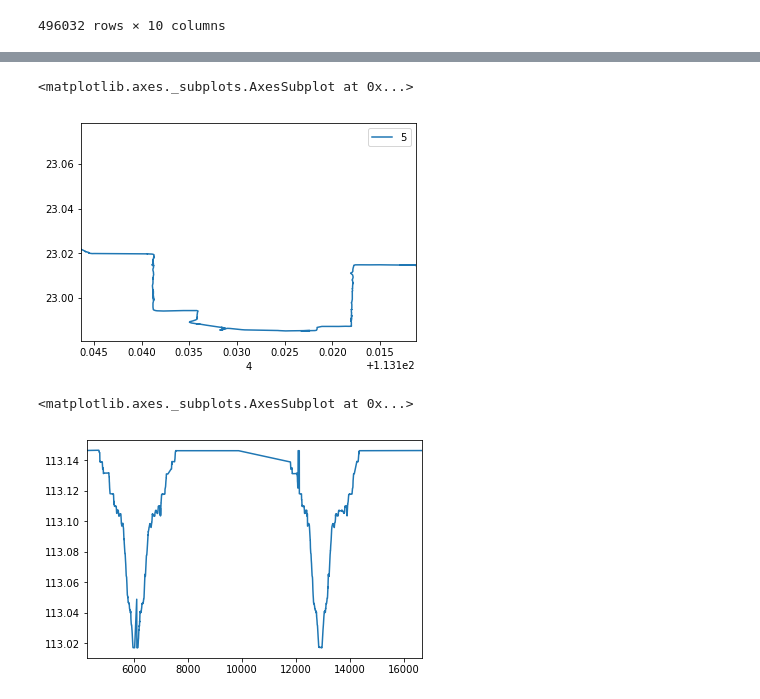
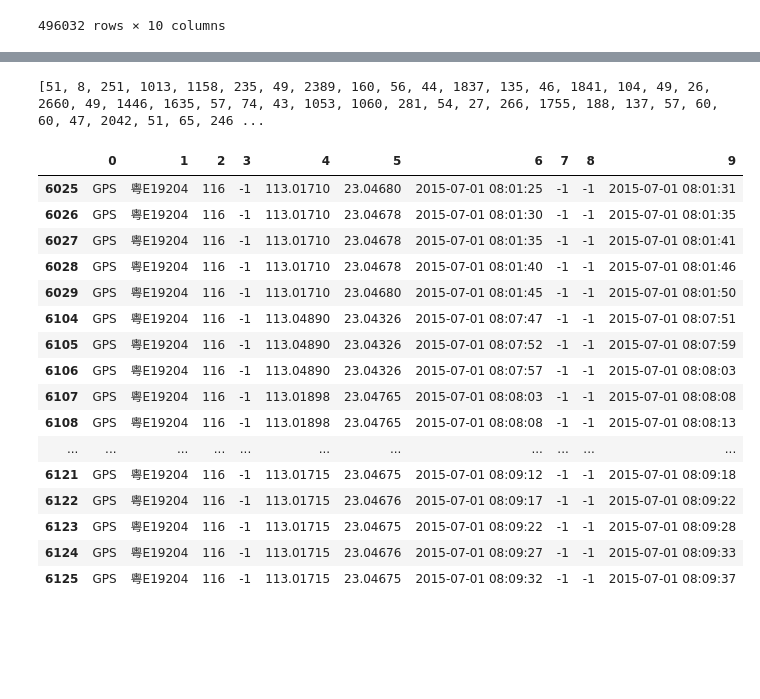
Before and after one commit to chenkf/SI699, a Jupyter notebook: data.ipynb, the cells around one changed output, grey strips where cells are left out. Cells and saved outputs as stored; diff of their text form; code cells hidden in the pictures; blank space fills up the shorter version.

```diff
--- a/data.ipynb
+++ b/data.ipynb
@@ -130,17 +215,48 @@ bus1_valid
 # bus1.loc[not_working][4].unique()
 # bus1.loc[not_working][4].value_counts()
 # 22.983740, 113.136869
-# %%
-bus1_valid.loc[4000:7000,4:5].plot(x = 4, y = 5)
-# bus1_valid.loc[:22296,4:5].plot(x = 4, y = 5)
-
-# bus1_valid.loc[:22296][4].plot()
-# bus1_valid.loc[:22300]
-# %% [output]
-<matplotlib.axes._subplots.AxesSubplot at 0x...>
-[figure, removed]
+# %%
+valid_shift = []
+temp = []
+for i in bus1_valid.index:
+    if temp == []:
+        temp.append(i)
+    elif temp[-1] > i-10:
+        temp.append(i)
+    else:
+        valid_shift.append(temp)
+        temp = []
+# for t in valid_shift:
+#     print len(t)
+
+
+lenmap = [len(i) for i in valid_shift]
+print lenmap
+# print valid_shift[:2]
+
+# print valid_shift[3]
+# %% [output]
+[51, 8, 251, 1013, 1158, 235, 49, 2389, 160, 56, 44, 1837, 135, 46, 1841, 104, 49, 26, 2660, 49, 1446, 1635, 57, 74, 43, 1053, 1060, 281, 54, 27, 266, 1755, 188, 137, 57, 60, 60, 47, 2042, 51, 65, 246 ...
+# %%
+# bus1_valid.loc[valid_shift[5]]
+bus1_valid.loc[6025:6125]
+# %% [output]
+|  | 0 | 1 | 2 | 3 | 4 | 5 | 6 | 7 | 8 | 9 |
+| 6025 | GPS | 粤E19204 | 116 | -1 | 113.01710 | 23.04680 | 2015-07-01 08:01:25 | -1 | -1 | 2015-07-01 08:01:31 |
+| 6026 | GPS | 粤E19204 | 116 | -1 | 113.01710 | 23.04678 | 2015-07-01 08:01:30 | -1 | -1 | 2015-07-01 08:01:35 |
+| 6027 | GPS | 粤E19204 | 116 | -1 | 113.01710 | 23.04678 | 2015-07-01 08:01:35 | -1 | -1 | 2015-07-01 08:01:41 |
+| 6028 | GPS | 粤E19204 | 116 | -1 | 113.01710 | 23.04678 | 2015-07-01 08:01:40 | -1 | -1 | 2015-07-01 08:01:46 |
+| 6029 | GPS | 粤E19204 | 116 | -1 | 113.01710 | 23.04680 | 2015-07-01 08:01:45 | -1 | -1 | 2015-07-01 08:01:50 |
+| 6104 | GPS | 粤E19204 | 116 | -1 | 113.04890 | 23.04326 | 2015-07-01 08:07:47 | -1 | -1 | 2015-07-01 08:07:51 |
+| 6105 | GPS | 粤E19204 | 116 | -1 | 113.04890 | 23.04326 | 2015-07-01 08:07:52 | -1 | -1 | 2015-07-01 08:07:59 |
+| 6106 | GPS | 粤E19204 | 116 | -1 | 113.04890 | 23.04326 | 2015-07-01 08:07:57 | -1 | -1 | 2015-07-01 08:08:03 |
+| 6107 | GPS | 粤E19204 | 116 | -1 | 113.01898 | 23.04765 | 2015-07-01 08:08:03 | -1 | -1 | 2015-07-01 08:08:08 |
+| 6108 | GPS | 粤E19204 | 116 | -1 | 113.01898 | 23.04765 | 2015-07-01 08:08:08 | -1 | -1 | 2015-07-01 08:08:13 |
+| ... | ... | ... | ... | ... | ... | ... | ... | ... | ... | ... |
+| 6121 | GPS | 粤E19204 | 116 | -1 | 113.01715 | 23.04675 | 2015-07-01 08:09:12 | -1 | -1 | 2015-07-01 08:09:18 |
+| 6122 | GPS | 粤E19204 | 116 | -1 | 113.01715 | 23.04676 | 2015-07-01 08:09:17 | -1 | -1 | 2015-07-01 08:09:22 |
+| 6123 | GPS | 粤E19204 | 116 | -1 | 113.01715 | 23.04675 | 2015-07-01 08:09:22 | -1 | -1 | 2015-07-01 08:09:28 |
+| 6124 | GPS | 粤E19204 | 116 | -1 | 113.01715 | 23.04676 | 2015-07-01 08:09:27 | -1 | -1 | 2015-07-01 08:09:33 |
+| 6125 | GPS | 粤E19204 | 116 | -1 | 113.01715 | 23.04675 | 2015-07-01 08:09:32 | -1 | -1 | 2015-07-01 08:09:37 |
 # %%
-bus1_valid.loc[4000:17000,4].plot()
+# bus1_valid.loc[4000:9500][5].plot()
-# %% [output]
-<matplotlib.axes._subplots.AxesSubplot at 0x...>
-[figure, removed]
```
Also changed, not shown: parts of 13 cells of this notebook, 1 other file.
